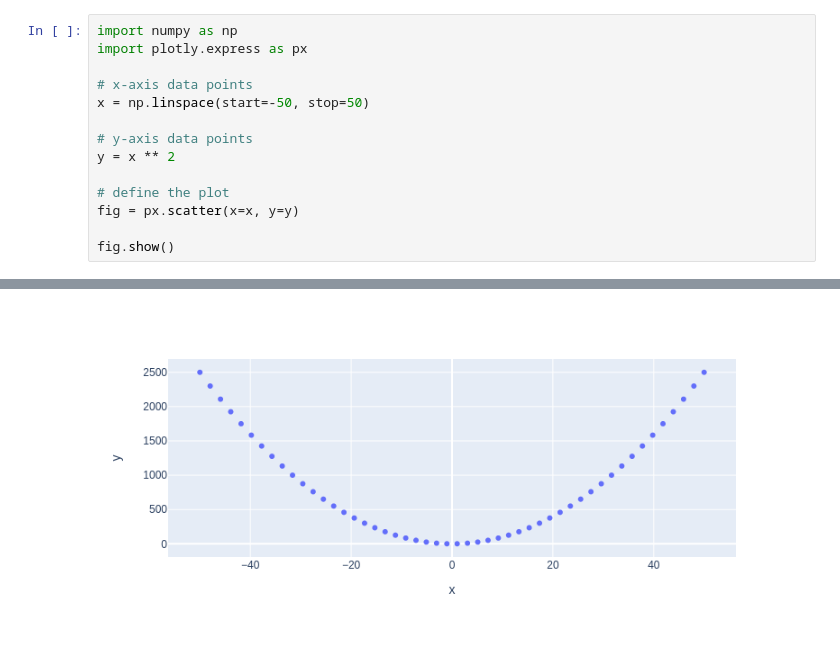
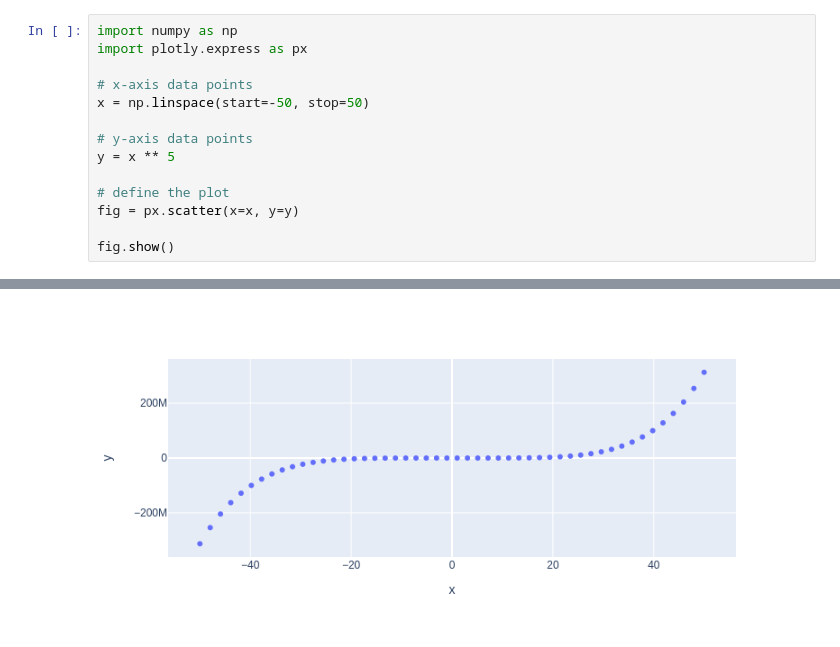
Before and after one commit to Fuangwith-Bkk/my-notebooks-repo, a Jupyter notebook: experiment1.ipynb, the cells around one changed output, grey strips where cells are left out. Saved outputs shown, nothing was run; the diff lists cells and outputs as text.

```diff
--- a/experiment1.ipynb
+++ b/experiment1.ipynb
@@ -6,7 +6,7 @@ import plotly.express as px
 x = np.linspace(start=-50, stop=50)
 
 # y-axis data points
-y = x ** 2
+y = x ** 5
 
 # define the plot
 fig = px.scatter(x=x, y=y)
@@ -17 +16 @@ fig.show()
-[figure, old version]
+[figure, new version]
```
Also changed, not shown: parts of 1 cell of this notebook.
